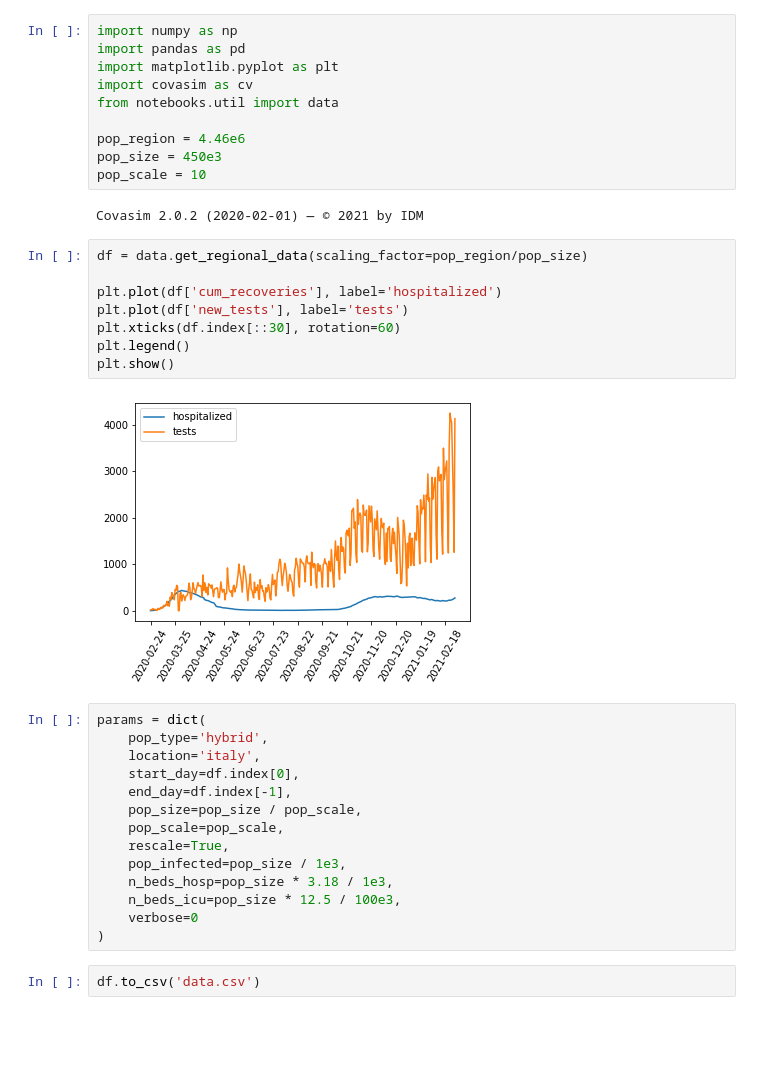
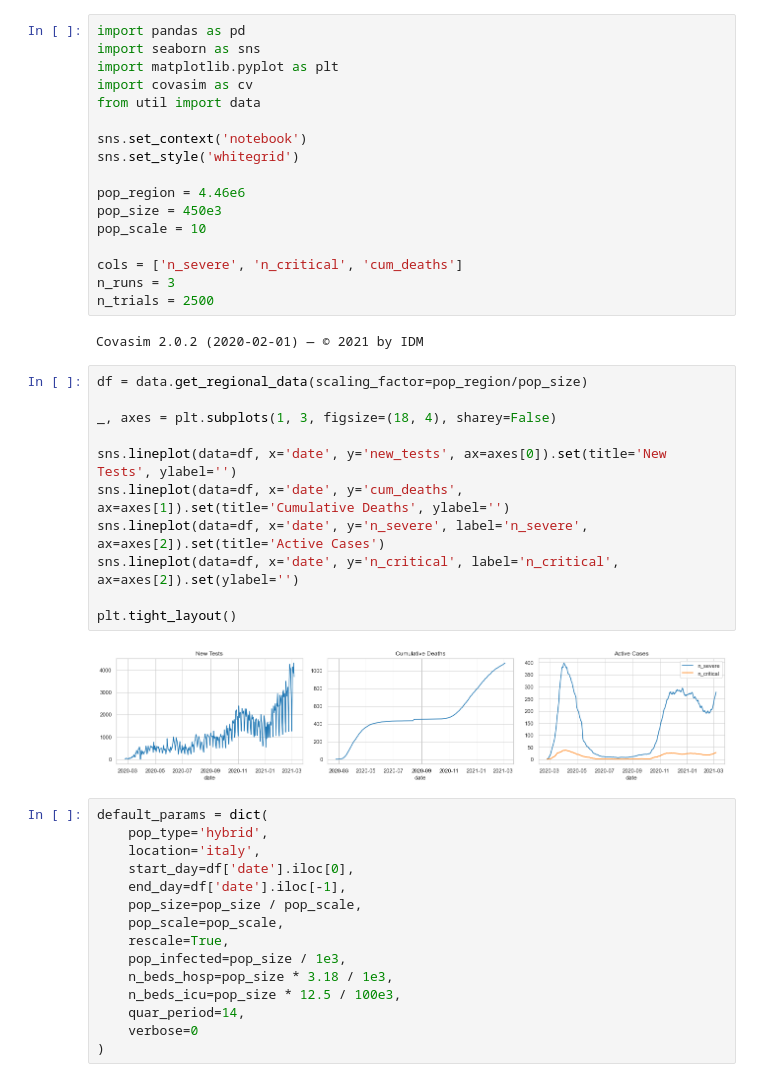
Before and after one commit to LIA-UniBo/EpidemicModelLearning, a Jupyter notebook: notebooks/2. Calibration.ipynb, the cells around one changed output. Drawn from its saved outputs; the diff is of its cells as text; blank space fills up the shorter version.

Commit message:
Refactor notebook 2. and utils

```diff
--- a/notebooks/2. Calibration.ipynb
+++ b/notebooks/2. Calibration.ipynb
@@ -1,38 +1,47 @@
 # %%
-import numpy as np
 import pandas as pd
+import seaborn as sns
 import matplotlib.pyplot as plt
 import covasim as cv
-from notebooks.util import data
+from util import data
+
+sns.set_context('notebook')
+sns.set_style('whitegrid')
 
 pop_region = 4.46e6
 pop_size = 450e3
 pop_scale = 10
+
+cols = ['n_severe', 'n_critical', 'cum_deaths']
+n_runs = 3
+n_trials = 2500
 # %% [output]
 Covasim 2.0.2 (2020-02-01) — © 2021 by IDM
-# %%
-df = data.get_regional_data(scaling_factor=pop_region/pop_size)
-
-plt.plot(df['cum_recoveries'], label='hospitalized')
-plt.plot(df['new_tests'], label='tests')
-plt.xticks(df.index[::30], rotation=60)
-plt.legend()
-plt.show()
-# %% [output]
-[figure, removed]
+# %%
+df = data.get_regional_data(scaling_factor=pop_region/pop_size)
+
+_, axes = plt.subplots(1, 3, figsize=(18, 4), sharey=False)
+
+sns.lineplot(data=df, x='date', y='new_tests', ax=axes[0]).set(title='New Tests', ylabel='')
+sns.lineplot(data=df, x='date', y='cum_deaths', ax=axes[1]).set(title='Cumulative Deaths', ylabel='')
+sns.lineplot(data=df, x='date', y='n_severe', label='n_severe', ax=axes[2]).set(title='Active Cases')
+sns.lineplot(data=df, x='date', y='n_critical', label='n_critical', ax=axes[2]).set(ylabel='')
+
+plt.tight_layout()
+# %% [output]
+[figure, added]
 # %%
-params = dict(
+default_params = dict(
     pop_type='hybrid',
     location='italy',
-    start_day=df.index[0],
-    end_day=df.index[-1],
+    start_day=df['date'].iloc[0],
+    end_day=df['date'].iloc[-1],
     pop_size=pop_size / pop_scale,
     pop_scale=pop_scale,
     rescale=True,
     pop_infected=pop_size / 1e3,
     n_beds_hosp=pop_size * 3.18 / 1e3,
     n_beds_icu=pop_size * 12.5 / 100e3,
+    quar_period=14,
     verbose=0
 )
-# %%
-df.to_csv('data.csv')
```
Also changed, not shown: parts of 9 cells of this notebook, 3 other files.
